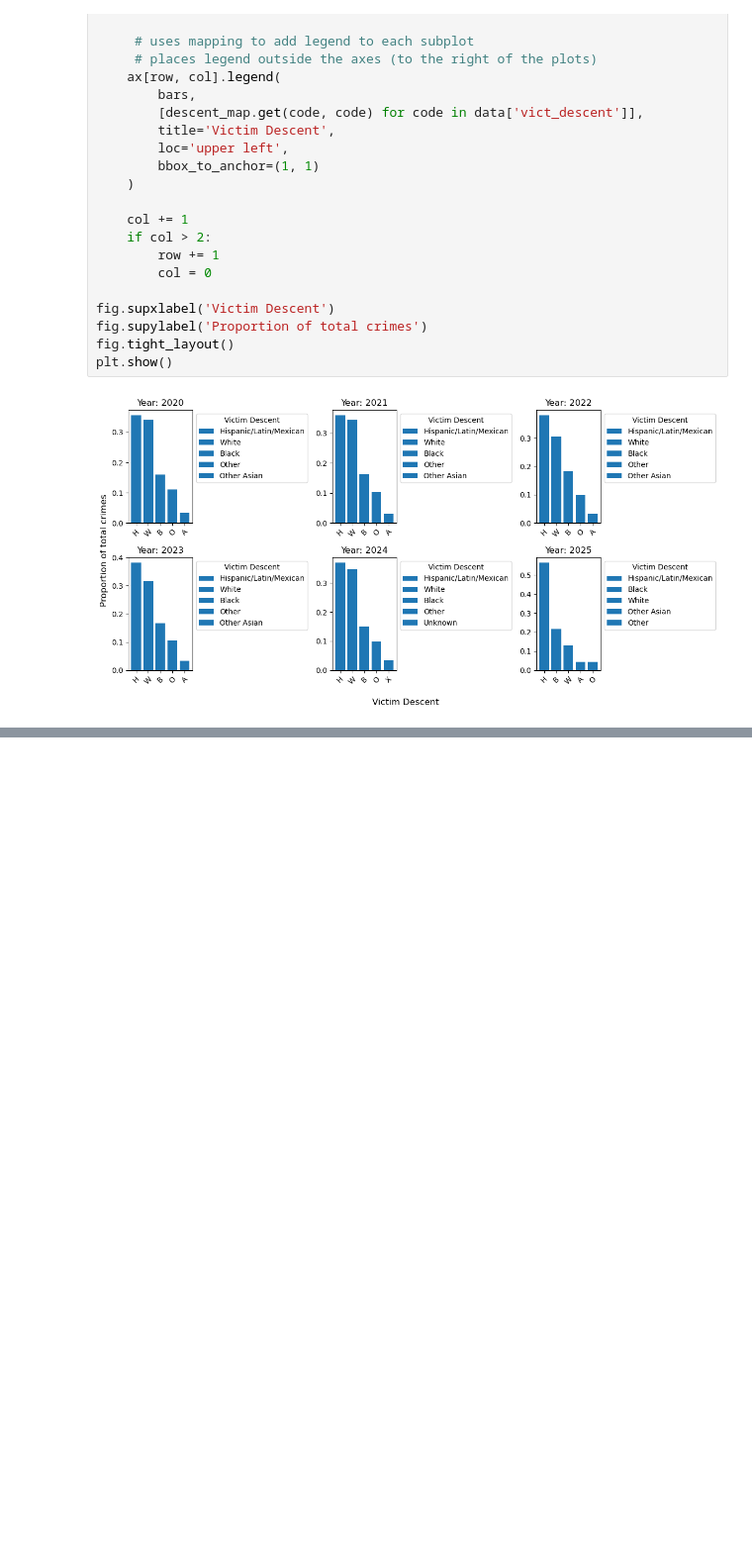
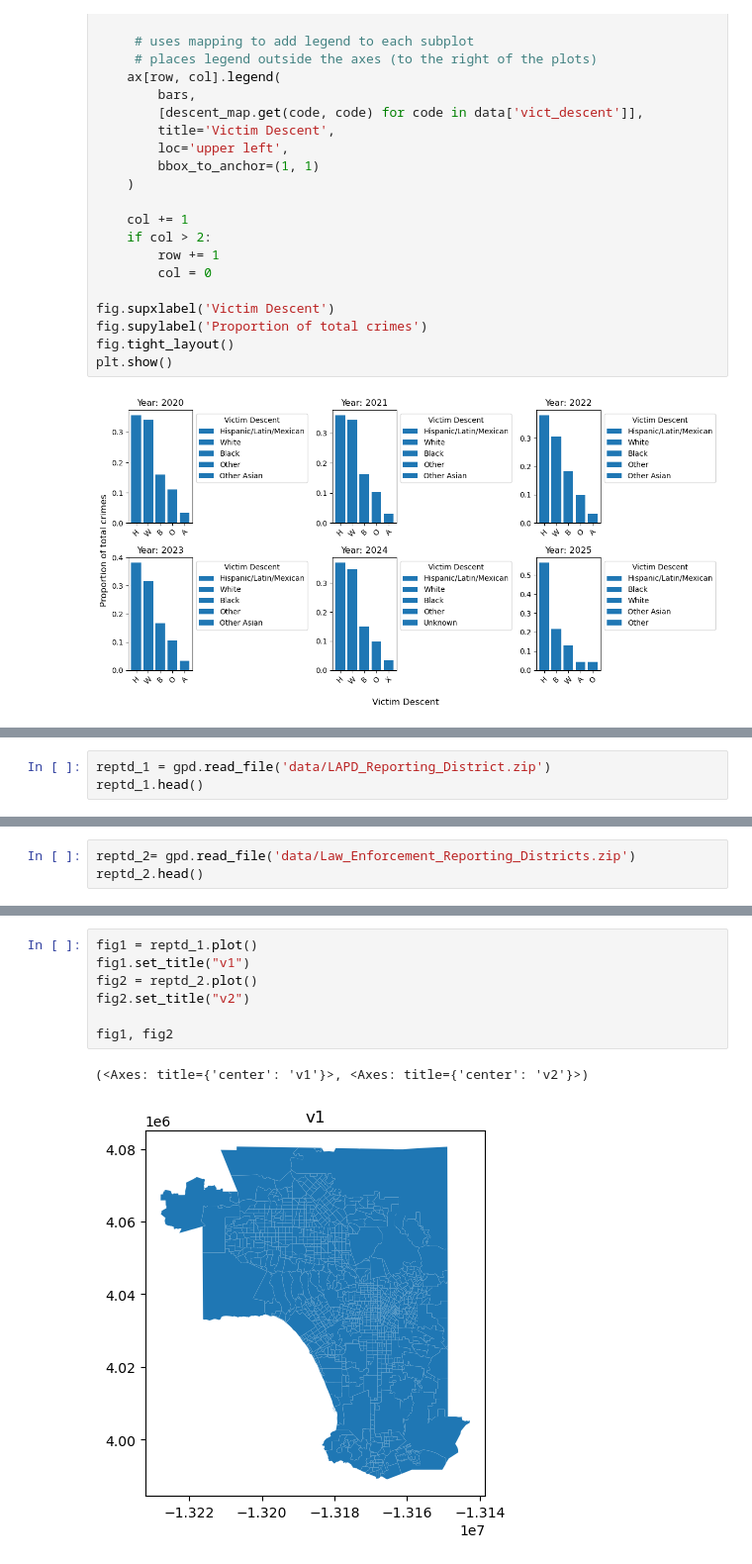
Before and after one commit to mLeach05/DS4200_final_proj, a Jupyter notebook: exploratory_analysis.ipynb, the cells around one changed output, grey strips where cells are left out. Shown at 99% size. Saved outputs shown, nothing was run; the diff lists cells and outputs as text; blank space fills up the shorter version.

```diff
--- a/exploratory_analysis.ipynb
+++ b/exploratory_analysis.ipynb
@@ -216,0 +233,3 @@ plt.show()
+# %%
+reptd_1 = gpd.read_file('data/LAPD_Reporting_District.zip')
+reptd_1.head()
@@ -216,0 +244,3 @@ plt.show()
+# %%
+reptd_2= gpd.read_file('data/Law_Enforcement_Reporting_Districts.zip')
+reptd_2.head()
@@ -216,0 +254,10 @@ plt.show()
+# %%
+fig1 = reptd_1.plot()
+fig1.set_title("v1")
+fig2 = reptd_2.plot()
+fig2.set_title("v2")
+
+fig1, fig2
+# %% [output]
+(<Axes: title={'center': 'v1'}>, <Axes: title={'center': 'v2'}>)
+[figure, added]
```
Also changed, not shown: parts of 7 cells of this notebook, 6 other files.
